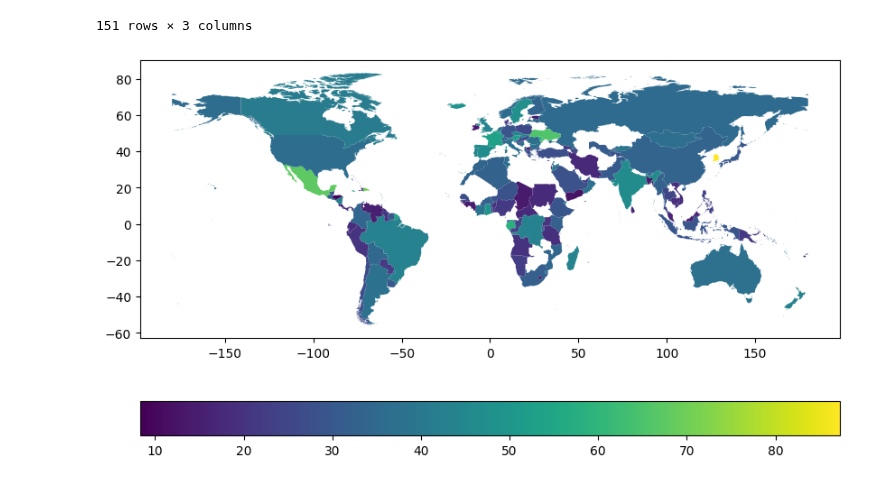
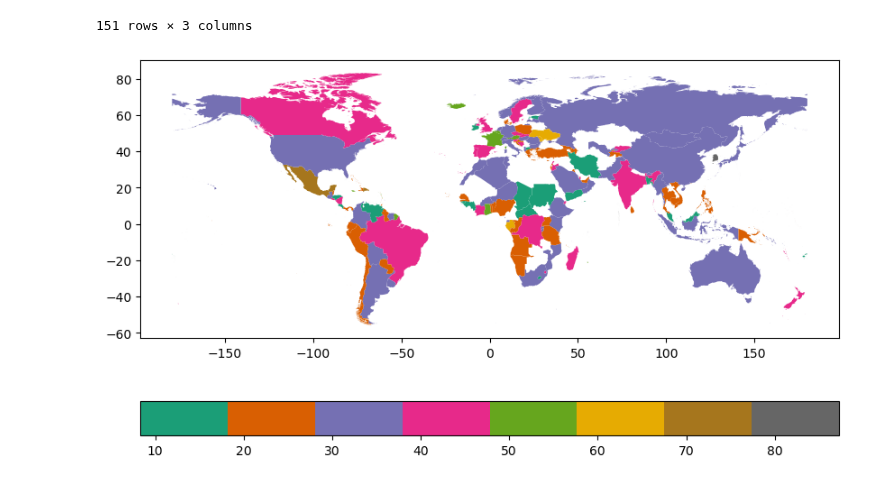
Before and after one commit to LazaroDamasceno/Dissertacao-Mestrado, a Jupyter notebook: eda/mapa_coropleto/mapa_coropleto_paises_gastospublicos.ipynb, the cells around one changed output. Cells and saved outputs as stored; diff of their text form; code cells hidden in the pictures.

```diff
--- a/eda/mapa_coropleto/mapa_coropleto_paises_gastospublicos.ipynb
+++ b/eda/mapa_coropleto/mapa_coropleto_paises_gastospublicos.ipynb
@@ -10,7 +10,7 @@ gdf = geopandas.read_file(request.content)
 # %%
 gastos_publicos = pd.read_excel('imf_government_expenditure.xls')
 # %%
-gastos_publicos['Country'] = gastos_publicos['Country'].sort_values(ascending=True)
+gastos_publicos['Country'] = gastos_publicos['Country'].sort_values(ascending=True).reset_index(drop=True)
 # %%
 set(gastos_publicos['Country']).difference(gdf['name'])
 # %% [output]
@@ -77,15 +77,15 @@ gdf
 151 rows × 3 columns
 # %%
 gdf.plot(column='Gastos públicos (% do PIB)',
-        cmap='viridis',
+        cmap='Dark2',
         legend=True,
         legend_kwds={
             'orientation': "horizontal"
         },
         figsize=(10, 6)
 )
 
 plt.savefig('C:/Users/lazar/Master-Dissertation/figuras/mapa_coropleto_paises_gastospublicos.png', dpi=300, bbox_inches='tight')
 plt.show()
 # %% [output]
-[figure, old version]
+[figure, new version]
```
Also changed, not shown: 21 other files.
